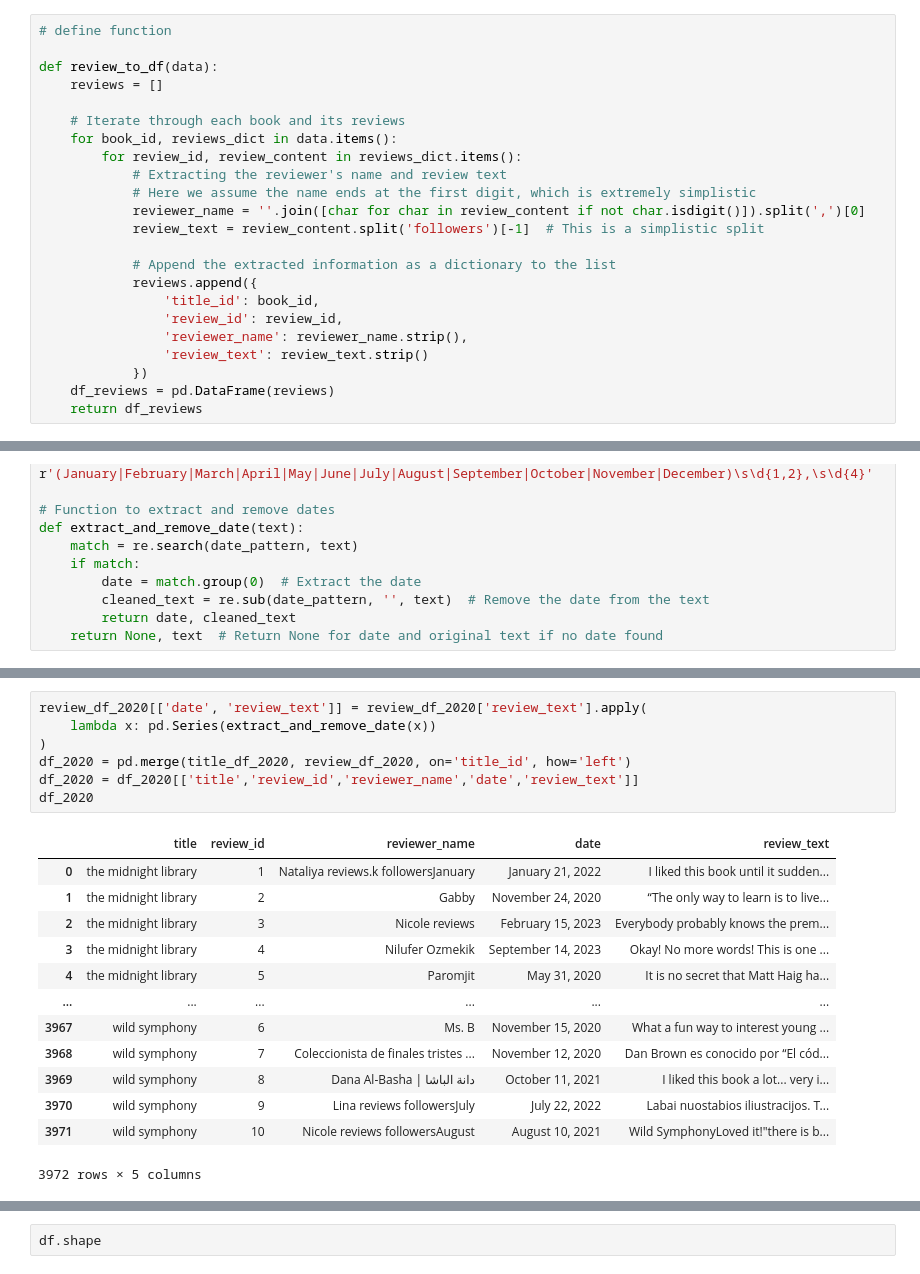
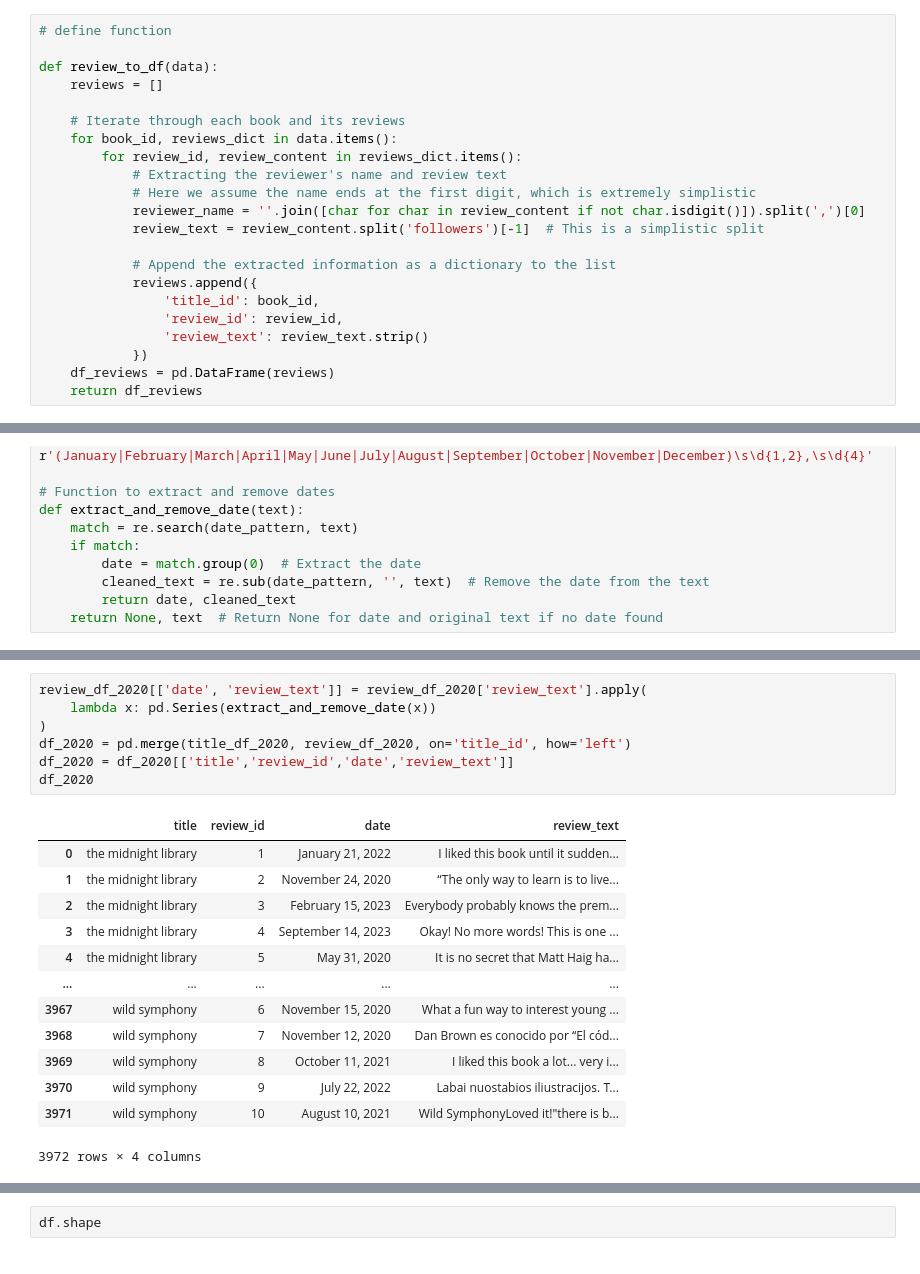
Before and after one commit to txiao9331/EmoLit, a Jupyter notebook: nb_data_cln/reviews_cleaning.ipynb, the cells around one changed output, grey strips where cells are left out. Saved outputs shown, nothing was run; the diff lists cells and outputs as text.

```diff
--- a/nb_data_cln/reviews_cleaning.ipynb
+++ b/nb_data_cln/reviews_cleaning.ipynb
@@ -79,7 +79,6 @@ def review_to_df(data):
             reviews.append({
                 'title_id': book_id,
                 'review_id': review_id,
-                'reviewer_name': reviewer_name.strip(),
                 'review_text': review_text.strip()
             })
     df_reviews = pd.DataFrame(reviews)
@@ -136,24 +138,24 @@ df_2019
 # %%
 review_df_2020[['date', 'review_text']] = review_df_2020['review_text'].apply(
     lambda x: pd.Series(extract_and_remove_date(x))
 )
 df_2020 = pd.merge(title_df_2020, review_df_2020, on='title_id', how='left')
-df_2020 = df_2020[['title','review_id','reviewer_name','date','review_text']]
+df_2020 = df_2020[['title','review_id','date','review_text']]
 df_2020
 # %% [output]
-|  | title | review_id | reviewer_name | date | review_text |
-| 0 | the midnight library | 1 | Nataliya reviews.k followersJanuary | January 21, 2022 | I liked this book until it sudden... |
-| 1 | the midnight library | 2 | Gabby | November 24, 2020 | “The only way to learn is to live... |
-| 2 | the midnight library | 3 | Nicole reviews | February 15, 2023 | Everybody probably knows the prem... |
-| 3 | the midnight library | 4 | Nilufer Ozmekik | September 14, 2023 | Okay! No more words! This is one ... |
-| 4 | the midnight library | 5 | Paromjit | May 31, 2020 | It is no secret that Matt Haig ha... |
-| ... | ... | ... | ... | ... | ... |
-| 3967 | wild symphony | 6 | Ms. B | November 15, 2020 | What a fun way to interest young ... |
-| 3968 | wild symphony | 7 | Coleccionista de finales tristes ... | November 12, 2020 | Dan Brown es conocido por “El cód... |
-| 3969 | wild symphony | 8 | Dana Al-Basha | دانة الباشا | October 11, 2021 | I liked this book a lot... very i... |
-| 3970 | wild symphony | 9 | Lina reviews followersJuly | July 22, 2022 | Labai nuostabios iliustracijos. T... |
-| 3971 | wild symphony | 10 | Nicole reviews followersAugust | August 10, 2021 | Wild SymphonyLoved it!"there is b... |
+|  | title | review_id | date | review_text |
+| 0 | the midnight library | 1 | January 21, 2022 | I liked this book until it sudden... |
+| 1 | the midnight library | 2 | November 24, 2020 | “The only way to learn is to live... |
+| 2 | the midnight library | 3 | February 15, 2023 | Everybody probably knows the prem... |
+| 3 | the midnight library | 4 | September 14, 2023 | Okay! No more words! This is one ... |
+| 4 | the midnight library | 5 | May 31, 2020 | It is no secret that Matt Haig ha... |
+| ... | ... | ... | ... | ... |
+| 3967 | wild symphony | 6 | November 15, 2020 | What a fun way to interest young ... |
+| 3968 | wild symphony | 7 | November 12, 2020 | Dan Brown es conocido por “El cód... |
+| 3969 | wild symphony | 8 | October 11, 2021 | I liked this book a lot... very i... |
+| 3970 | wild symphony | 9 | July 22, 2022 | Labai nuostabios iliustracijos. T... |
+| 3971 | wild symphony | 10 | August 10, 2021 | Wild SymphonyLoved it!"there is b... |
-3972 rows × 5 columns
+3972 rows × 4 columns
 # %%
 review_df_2021[['date', 'review_text']] = review_df_2021['review_text'].apply(
     lambda x: pd.Series(extract_and_remove_date(x))
```
Also changed, not shown: parts of 7 cells of this notebook, 1 other file.
